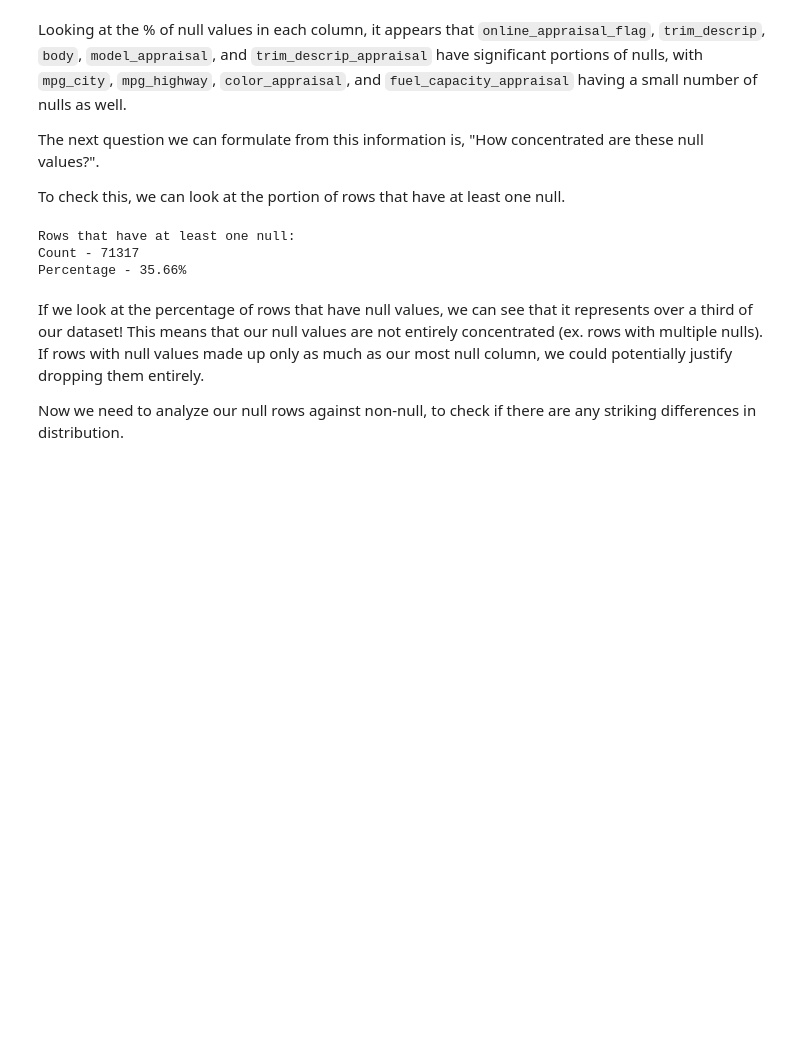
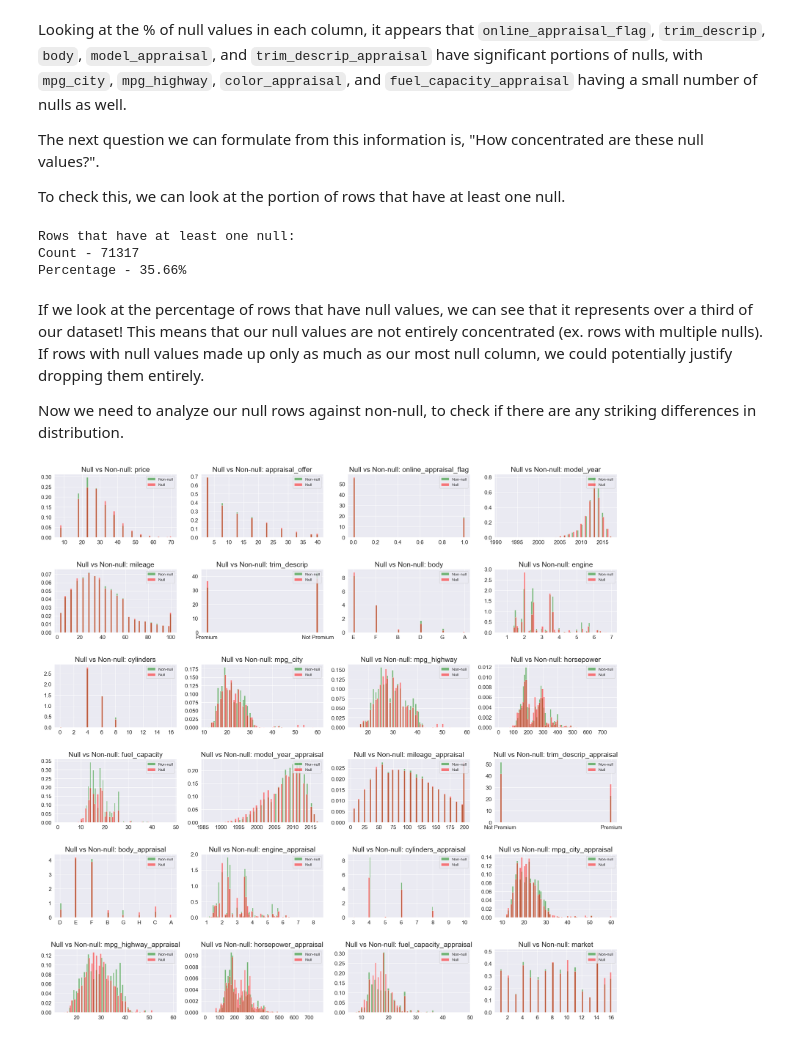
Before and after one commit to RoryStevens/CarMax-Analytics-Showcase, a Jupyter notebook: Winter-2023/CarMaxShowcase.ipynb, the cells around one changed output. Cells and saved outputs as stored; diff of their text form; code cells hidden in the pictures; blank space fills up the shorter version.

Commit message:
Added null analysis, needs cleaning. Begin statistical tests for normality of features

```diff
--- a/Winter-2023/CarMaxShowcase.ipynb
+++ b/Winter-2023/CarMaxShowcase.ipynb
@@ -188,7 +192,7 @@ schema['model_year_appraisal'] = 'int32'
 # %%
 # Looking at the online appraisal feature, it appears that it is a binary feature with missing values.
 print(raw_df.online_appraisal_flag.unique())
-schema['online_appraisal_flag'] = 'Int8'
+schema['online_appraisal_flag'] = 'category'
 # Although this is converting the dtype to Int8, this feature will be re-encoded as a categorical feature later
 # %% [output]
 [ 1.  0. nan]
@@ -339,0 +347,28 @@ Now we need to analyze our null rows against non-null, to check if there are any
+# %%
+def compare_hists(non_null_df, null_df, features, rows, cols):
+    fig = plt.figure(figsize=(25,100),)
+    for i, feat in enumerate(features):
+        ax = fig.add_subplot(rows,cols,i+1)
+        non_null_df[feat].hist(bins=75,ax=ax, alpha=0.5, color = 'green', label = 'Non-null', density = True)
+        null_df[feat].hist(bins = 75,ax = ax, alpha = 0.5, color = 'red', label ='Null', density = True)
+        plt.legend(loc='upper right')
+        plt.xticks(fontsize = 14)
+        plt.yticks(fontsize = 14)
+        ax.set_title(f"Null vs Non-null: {feat}", fontdict={'fontsize': 18})
+
+
+    plt.subplots_adjust(left=0.1,
+                        bottom=0.1,
+                        right=0.9,
+                        top=0.9,
+                        wspace=0.2,
+                        hspace=0.5)  # Improves appearance a bit.
+    plt.show()
+# %%
+nn_df = trimmed_raw_df.dropna(axis = 0, how ="any")
+n_df = trimmed_raw_df[trimmed_raw_df.isna().any(axis=1)]
+# %%
+feats = list(trimmed_raw_df.drop(['make', 'make_appraisal', 'model', 'model_appraisal', 'color', 'color_appraisal'], axis =1).columns)
+compare_hists(nn_df, n_df, feats, len(feats), 4)
+# %% [output]
+[figure, added]
```
Also changed, not shown: parts of 17 cells of this notebook.
